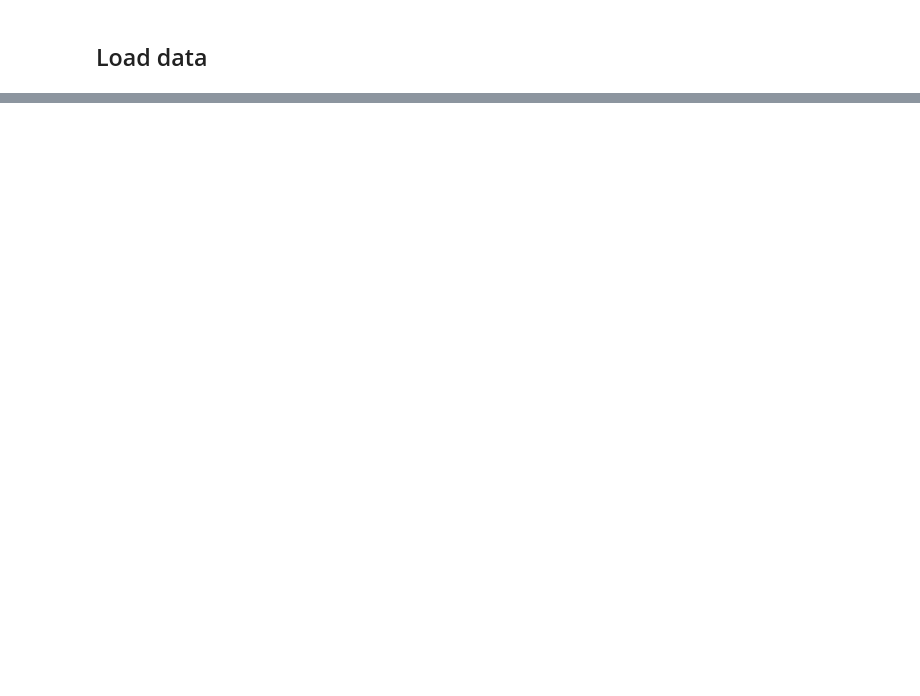
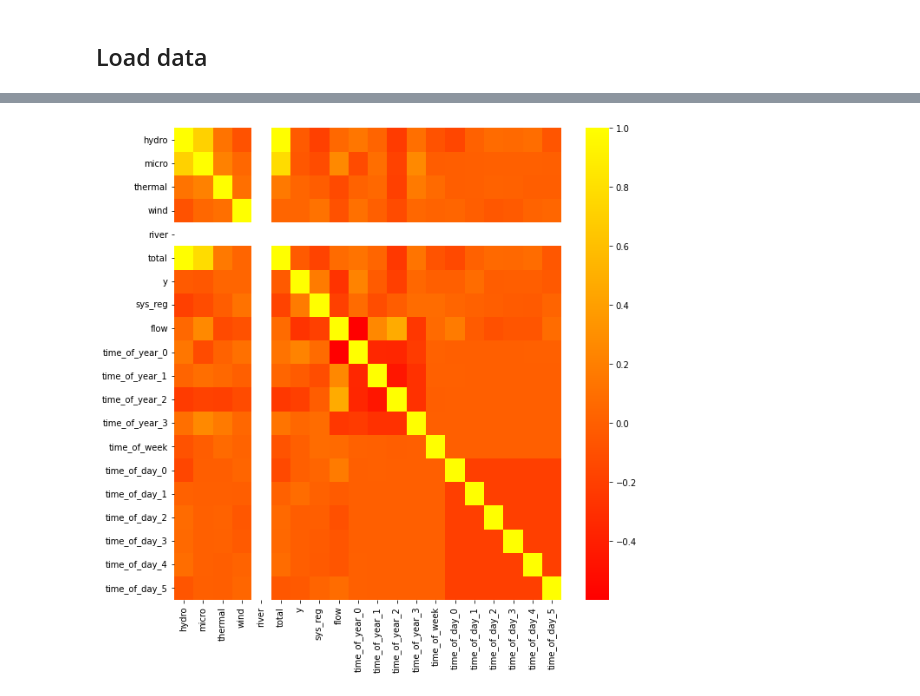
Before and after one commit to fredrvaa/Time-Series-RNN, a Jupyter notebook: notebook.ipynb, the cells around one changed output, grey strips where cells are left out. Cells and saved outputs as stored; diff of their text form; code cells hidden in the pictures; blank space fills up the shorter version.

```diff
--- a/notebook.ipynb
+++ b/notebook.ipynb
@@ -33,0 +91,4 @@ train.describe()
+# %%
+from preprocessing.feature_engineering import add_time_features
+
+train_f = add_time_features(train_p)
@@ -33,0 +101,6 @@ train.describe()
+# %%
+fig = plt.figure(figsize=(10,10))
+ax = sns.heatmap(train_f.corr(), xticklabels=train_f.columns, yticklabels=train_f.columns, cmap='autumn')
+plt.show()
+# %% [output]
+[figure, added]
```
Also changed, not shown: parts of 10 cells of this notebook, 2 other files.
